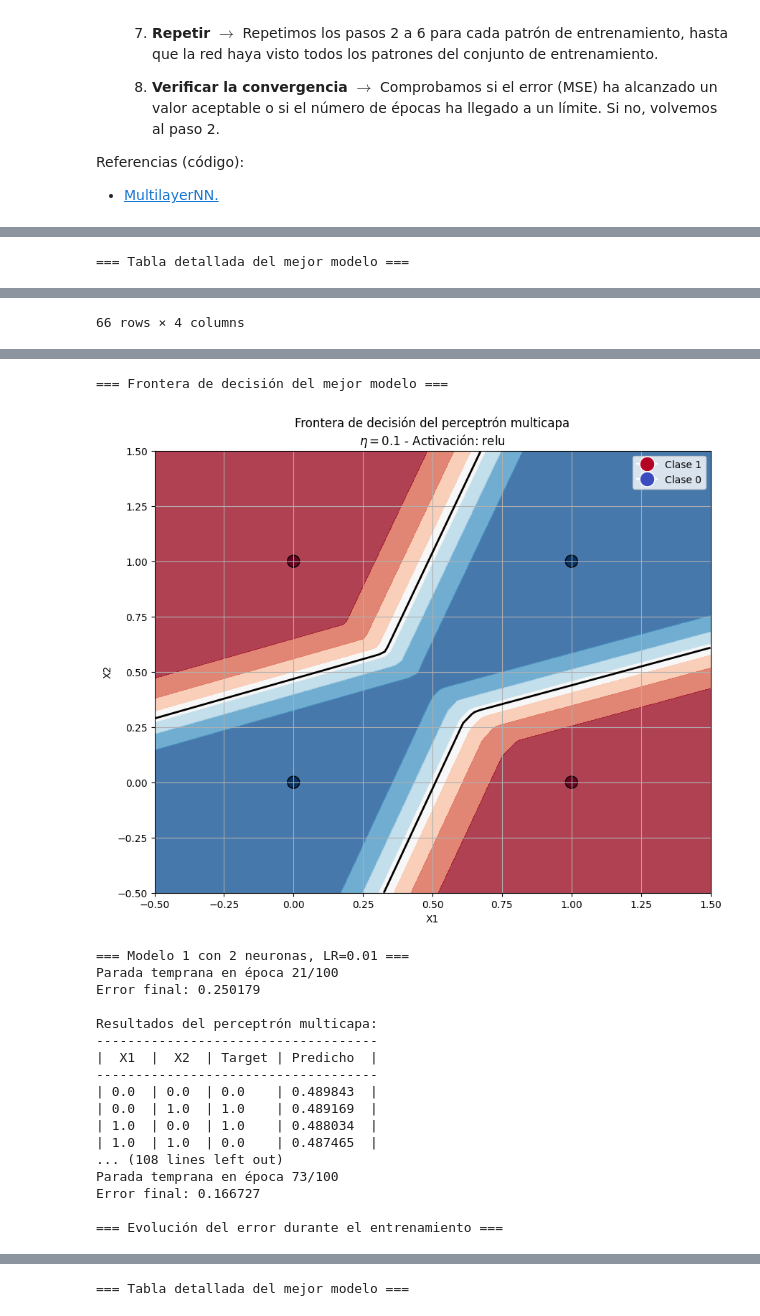
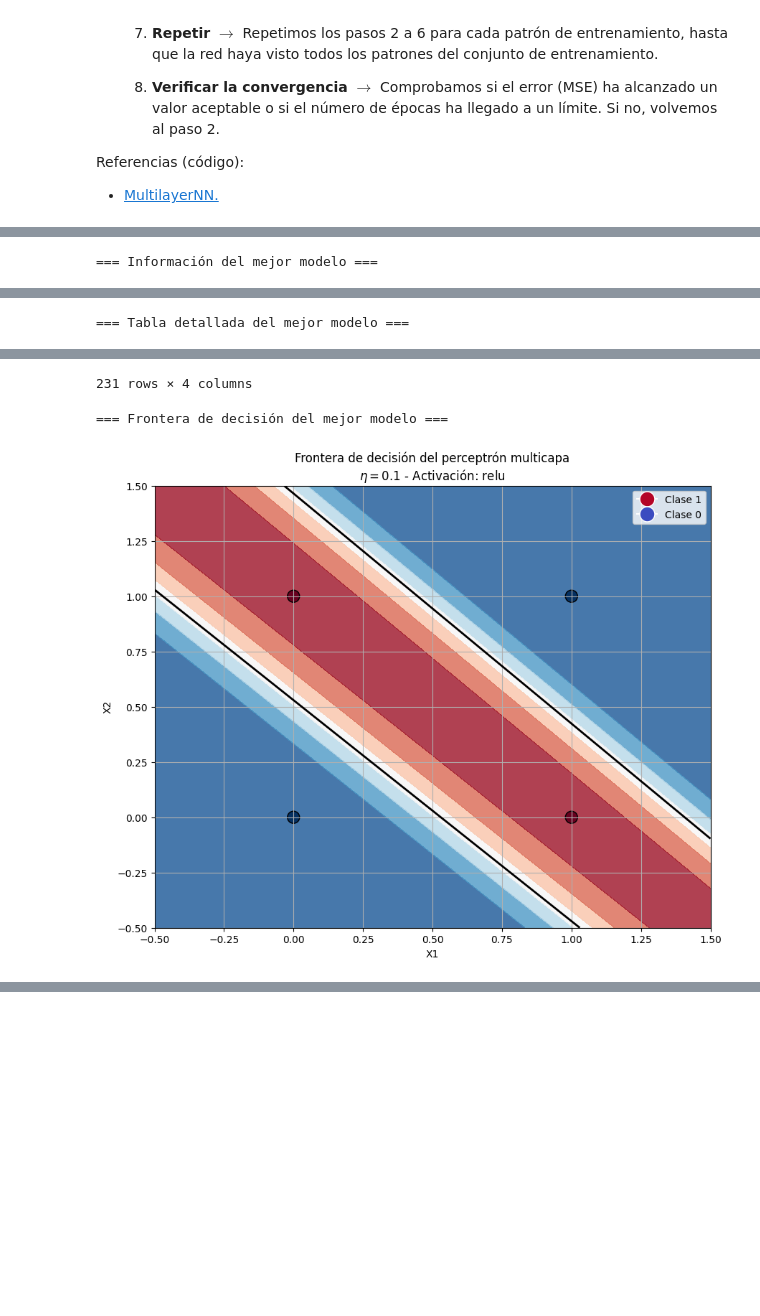
Before and after one commit to Carmoruda/IA_II, a Jupyter notebook: Practica 2/L2P2-MLP.ipynb, the cells around one changed output, grey strips where cells are left out. Drawn from its saved outputs; the diff is of its cells as text; code cells hidden in the pictures; blank space fills up the shorter version.

Commit message:
Estos no son malos resultados

```diff
--- a/Practica 2/L2P2-MLP.ipynb
+++ b/Practica 2/L2P2-MLP.ipynb
@@ -99,10 +99,12 @@ class PerceptronMLP(nn.Module):
         self.errores = []
         self.detalles_entrenamiento = []
 
-    def forward(self, entrada)-> torch.Tensor:
+
+    def forward(self, entrada) -> torch.Tensor:
         """Función que hace el Feed Forward de la red neuronal. Primero pasa las
         características por la capa oculta, luego aplica la función de activación
-        ReLU y finalmente pasa por la capa de salida y la función de activación sigmoide.
+        seleccionada por el usuario y finalmente pasa por la capa de salida
+        y la función sigmoide.
 
         Args:
             entrada: Características de entrada para la red
@@ -246,6 +248,7 @@ class PerceptronMLP(nn.Module):
 
         print("------------------------------------")
 
+
     def mostrar_frontera_decision(self, X, y):
         """Muestra la frontera de decisión del perceptrón en un gráfico
 
@@ -277,7 +280,6 @@ class PerceptronMLP(nn.Module):
         plt.scatter(X[:, 0], X[:, 1], c=y.flatten(), cmap=plt.cm.RdBu_r, edgecolors='k', s=150)
 
         # Crear elementos de leyenda
-        from matplotlib.lines import Line2D
         legend_elements = [
             Line2D([0], [0], marker='o', color='w', markerfacecolor='#B40426', markersize=15, label='Clase 1'),
             Line2D([0], [0], marker='o', color='w', markerfacecolor='#3B4CC0', markersize=15, label='Clase 0')
@@ -333,6 +335,24 @@ class PerceptronMLP(nn.Module):
         return df
 
 
+    def generar_tabla_modelo(self) -> pd.DataFrame:
+        """Genera una tabla con los parámetros y resultados del modelo.
+
+        Returns:
+            pd.DataFrame: Tabla con los parámetros y resultados del modelo
+        """
+        # Creamos la tabla con los parámetros y resultados del modelo
+        tabla = {
+            "Función de activación": [self.activacion.capitalize()],
+            "Neuronas capa oculta": [self.capa_oculta.out_features],
+            "Learning Rate": [self.learning_rate],
+            "Error final": [self.errores[-1]],
+            "Iteraciones": [len(self.errores)]
+        }
+
+        return pd.DataFrame(tabla)
+
+
 def evaluar_diferentes_parametros(X, y, tipo_activacion):
     """Evaluar diferentes parámetros para el perceptrón y mostrar los resultados.
 
@@ -367,7 +387,15 @@ def evaluar_diferentes_parametros(X, y, tipo_activacion):
             modelo_idx += 1
             print(f"\n=== Modelo {modelo_idx} con {tamano_capa_oculta} neuronas, LR={learning_rate} ===")
 
-            mlp = PerceptronMLP(tamano_capa_entrada, tamano_capa_oculta, tamano_capa_salida, learning_rate=learning_rate, activacion=tipo_activacion)
+            mlp = PerceptronMLP(
+                tamano_capa_entrada,
+                tamano_capa_oculta,
+                tamano_capa_salida,
+                learning_rate=learning_rate,
+                max_iteraciones=500,
+                activacion=tipo_activacion
+                )
+
             mlp.entrenar(X, y)
 
             # Evaluamos los resultados
@@ -404,8 +432,13 @@ def evaluar_diferentes_parametros(X, y, tipo_activacion):
     print(f"Convergió en {mejor_iteracion} iteraciones")
 
     # Creamos el mejor perceptrón con los parámetros encontrados
-    mejor_perceptron = PerceptronMLP(tamano_capa_entrada, mejor_tamano_capa_oculta, tamano_capa_salida,
-                                     learning_rate=mejor_learning_rate, activacion=mejor_funcion_activacion)
+    mejor_perceptron = PerceptronMLP(
+                        tamano_capa_entrada,
+                        mejor_tamano_capa_oculta,
+                        tamano_capa_salida,
+                        learning_rate=mejor_learning_rate,
+                        max_iteraciones=500,
+                        activacion=mejor_funcion_activacion)
     mejor_perceptron.entrenar(X, y)
 
     # Mostramos la gráfica con la evolución del error de todos los modelos
@@ -437,9 +470,13 @@ def evaluar_diferentes_parametros(X, y, tipo_activacion):
     plt.grid(True)
     plt.show()
 
+    print("\n=== Información del mejor modelo ===")
+    mejor_perceptron_detalles = mejor_perceptron.generar_tabla_modelo()
+    display(mejor_perceptron_detalles)
+
     print("\n=== Tabla detallada del mejor modelo ===")
-    best_table = mejor_perceptron.generar_tabla_entrenamiento()
-    display(best_table)
+    mejor_perceptron_detalles_entrenamiento = mejor_perceptron.generar_tabla_entrenamiento()
+    display(mejor_perceptron_detalles_entrenamiento)
 
 
     # Mostramos la frontera de decisión de nuestro mejor modelo
@@ -477 +514 @@ Error final: 0.000021
-=== Tabla detallada del mejor modelo ===
+=== Información del mejor modelo ===
@@ -490 +517 @@ Error final: 0.000021
-66 rows × 4 columns
+=== Tabla detallada del mejor modelo ===
@@ -491,19 +530,3 @@ Error final: 0.000021
-=== Frontera de decisión del mejor modelo ===
+231 rows × 4 columns
+=== Frontera de decisión del mejor modelo ===
-[figure, old version]
+[figure, new version]
-=== Modelo 1 con 2 neuronas, LR=0.01 ===
-Parada temprana en época 21/100
-Error final: 0.250179
-
-Resultados del perceptrón multicapa:
-------------------------------------
-|  X1  |  X2  | Target | Predicho  |
-------------------------------------
-| 0.0  | 0.0  | 0.0    | 0.489843  |
-| 0.0  | 1.0  | 1.0    | 0.489169  |
-| 1.0  | 0.0  | 1.0    | 0.488034  |
-| 1.0  | 1.0  | 0.0    | 0.487465  |
-... (108 lines left out)
-Parada temprana en época 73/100
-Error final: 0.166727
-
-=== Evolución del error durante el entrenamiento ===
@@ -512 +550,0 @@ Error final: 0.166727
-=== Tabla detallada del mejor modelo ===
```
Also changed, not shown: parts of 2 cells of this notebook.
